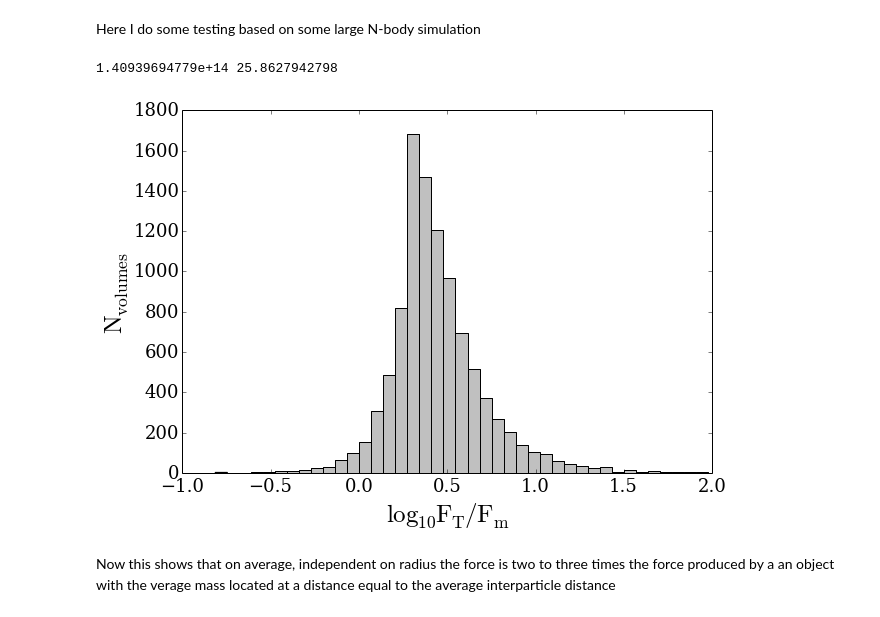
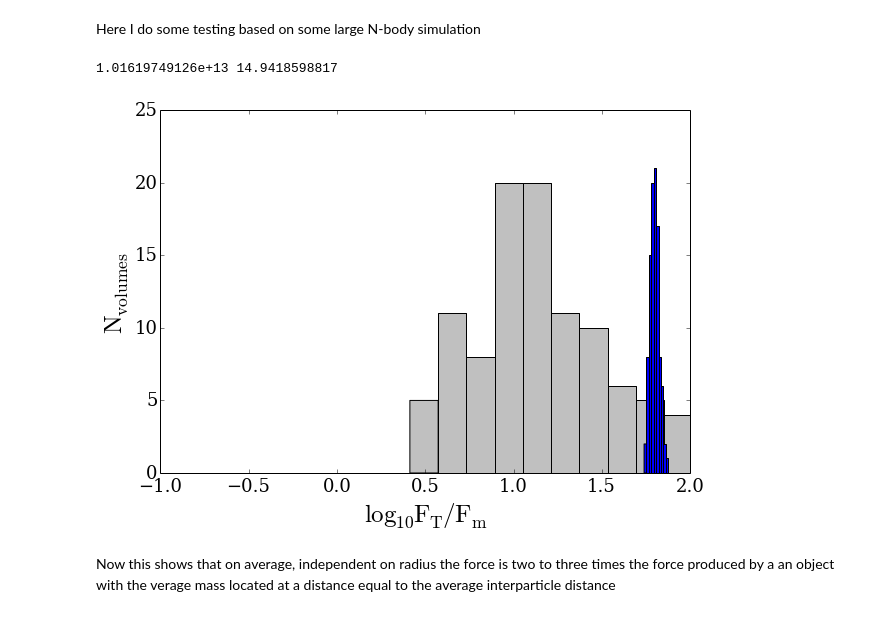
Before and after one commit to forero/spheres, a Jupyter notebook: code/spheres.ipynb, the cells around one changed output. Cells and saved outputs as stored; diff of their text form; code cells hidden in the pictures.

```diff
--- a/code/spheres.ipynb
+++ b/code/spheres.ipynb
@@ -129,5 +173,7 @@ Here I do some testing based on some large N-body simulation
 # %%
-filename = "../../SparseFilaments/data/input/MD_full_halos_900-1000kms_z0.dat"
+min_vel = 300
+max_vel = 500
+filename = "../data/MD_full_halos_%d-%dkms_z0.dat"%(min_vel, max_vel)
 BDMW_data = loadtxt(filename, skiprows=37, delimiter=',')
 # %%
 pos_x = BDMW_data[:,4]
@@ -184,41 +183,46 @@ def n_body_force(sim_x, sim_y, sim_z, sim_mass, center_fiducial=500.0, sigma_cen
 # %%
-average_force = empty((0))
-
-for i in range(10000):
-    tmp_average, tmp_mass, tmp_separation = n_body_force(pos_x, pos_y, pos_z, mass, radius_sphere=300.0, sigma_center=40.0)
-    if(tmp_average<1E10):
-        average_force = append(average_force, tmp_average)
+total_force = empty((0))
+inner_force = empty((0))
+mean_force = empty((0))
+for i in range(100):
+    tmp_total, tmp_mean, tmp_inner, tmp_mass, tmp_separation = \
+        n_body_force(pos_x, pos_y, pos_z, mass, radius_sphere=400.0, sigma_center=300.0, inner_radius=40.0)
+    if(tmp_inner>0):
+        total_force = append(total_force, tmp_total)
+        inner_force = append(inner_force, tmp_inner)
+        mean_force  = append(mean_force, tmp_mean)
 print tmp_mass, tmp_separation
 # %% [output]
-1.40939694779e+14 25.8627942798
+1.01619749126e+13 14.9418598817
 # %%
-
 #Particles distributed over the sphere
 fig = figure(1, figsize=(9.5,6.5))
 ax = axes()
 ax.set_xlabel("$\mathrm{\log_{10} F_{T} / F_{m}}$",fontsize=25)
 ax.set_ylabel("$\mathrm{N_{volumes}}$",fontsize=25)
 ticklabels_x = ax.get_xticklabels()
 ticklabels_y = ax.get_yticklabels()
 
 for label_x in ticklabels_x:
     label_x.set_fontsize(18)
     label_x.set_family('serif')
 for label_y in ticklabels_y:
     label_y.set_fontsize(18)
     label_y.set_family('serif')
 
-n, bins, patches = hist(log10(average_force), 59, normed=0, color = 'silver')
+n, bins, patches = hist(log10(total_force/inner_force), 10, normed=0, color = 'silver')
+n, bins, patches = hist(log10(total_force/mean_force), 10, normed=0, color = 'blue')
+
 ax.set_xlim([-1.0,2.0])
 
-legend(numpoints=1,scatterpoints=1, loc=2)
+#legend(numpoints=1,scatterpoints=1, loc=2)
 
-filename='spheres_nbody'
+filename='spheres_nbody_%d_%d'%(min_vel, max_vel)
 savefig(filename + '.eps',format = 'eps', transparent=True)
 savefig(filename + '.pdf',format = 'pdf', transparent=True)
 savefig(filename + '.png',format = 'png', transparent=True)
 # %% [output]
-[figure, old version]
+[figure, new version]
 # %% [markdown]
 Now this shows that on average, independent on radius the force is two to three times the force produced by a an object with the verage mass located at a distance equal to the average interparticle distance
 # %% [markdown]
```
Also changed, not shown: parts of 5 cells of this notebook.
